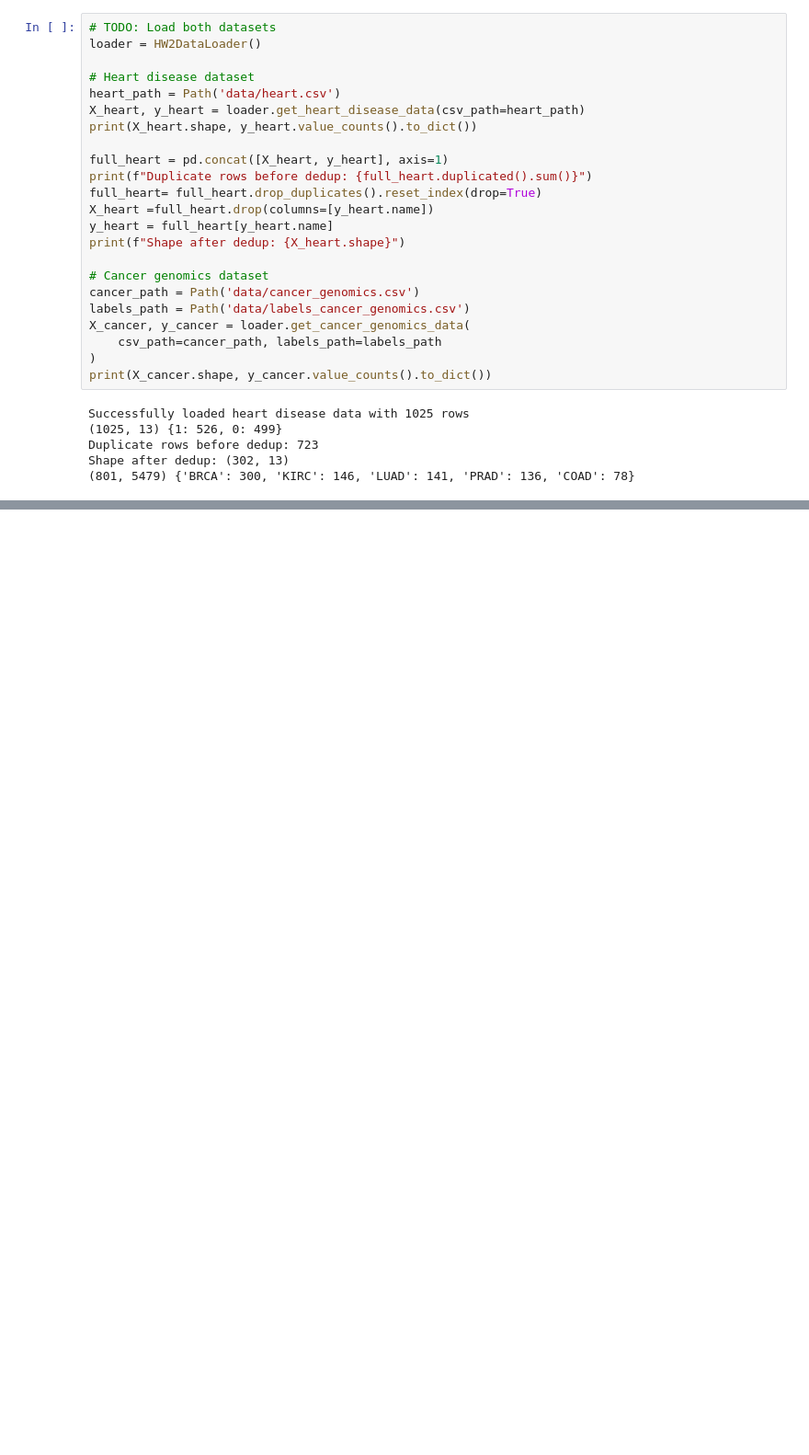
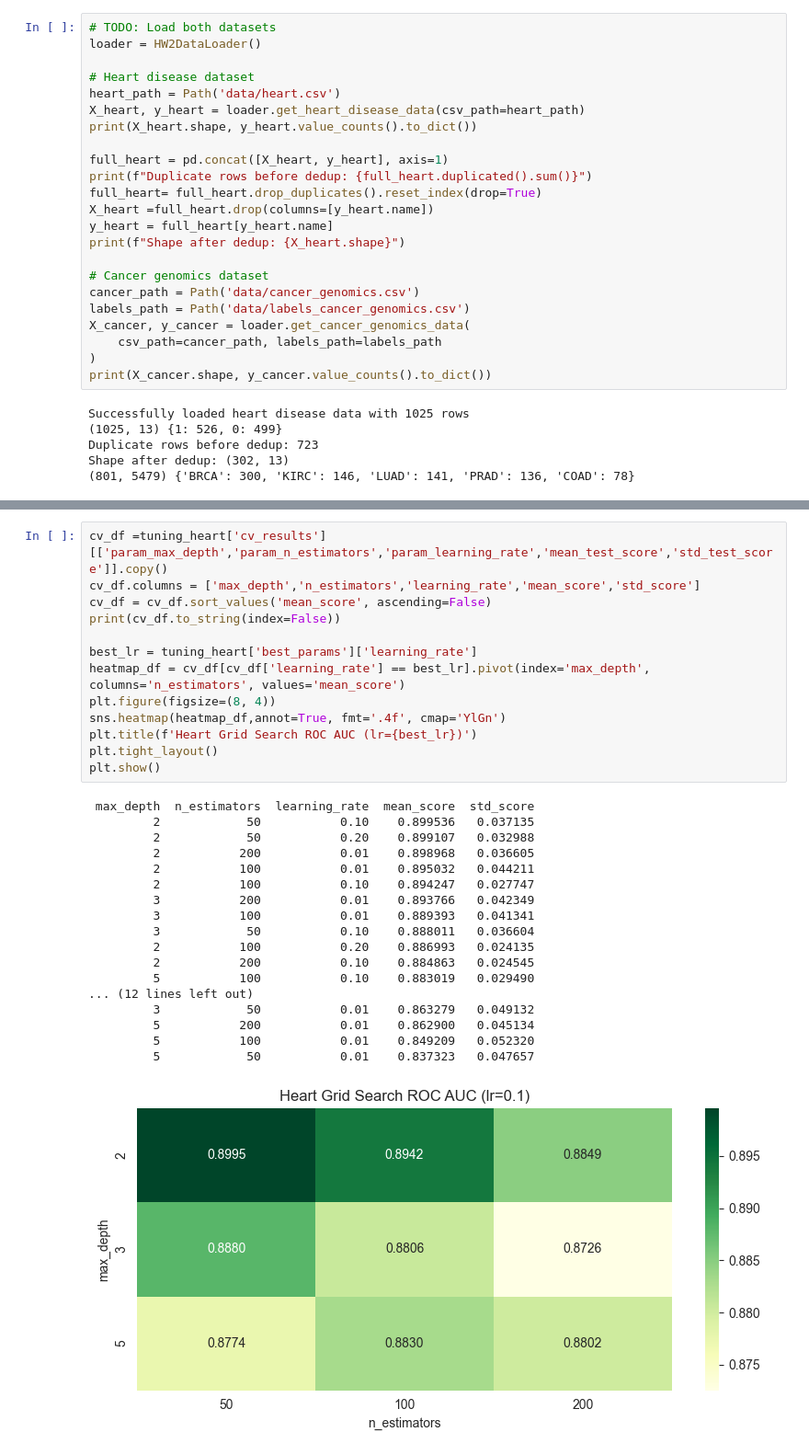
Before and after one commit to csci1851/homework-2-generoussidewalk, a Jupyter notebook: homework2/src/playground.ipynb, the cells around one changed output, grey strips where cells are left out. Shown at 92% size. Cells and saved outputs as stored; diff of their text form; blank space fills up the shorter version.

```diff
--- a/homework2/src/playground.ipynb
+++ b/homework2/src/playground.ipynb
@@ -128,3 +134,35 @@ print("Best ROC AUC:", tuning_heart['best_score'])
+# %%
+cv_df =tuning_heart['cv_results'][['param_max_depth','param_n_estimators','param_learning_rate','mean_test_score','std_test_score']].copy()
+cv_df.columns = ['max_depth','n_estimators','learning_rate','mean_score','std_score']
+cv_df = cv_df.sort_values('mean_score', ascending=False)
+print(cv_df.to_string(index=False))
+
+best_lr = tuning_heart['best_params']['learning_rate']
+heatmap_df = cv_df[cv_df['learning_rate'] == best_lr].pivot(index='max_depth', columns='n_estimators', values='mean_score')
+plt.figure(figsize=(8, 4))
+sns.heatmap(heatmap_df,annot=True, fmt='.4f', cmap='YlGn')
+plt.title(f'Heart Grid Search ROC AUC (lr={best_lr})')
+plt.tight_layout()
+plt.show()
+# %% [output]
+ max_depth  n_estimators  learning_rate  mean_score  std_score
+         2            50           0.10    0.899536   0.037135
+         2            50           0.20    0.899107   0.032988
+         2           200           0.01    0.898968   0.036605
+         2           100           0.01    0.895032   0.044211
+         2           100           0.10    0.894247   0.027747
+         3           200           0.01    0.893766   0.042349
+         3           100           0.01    0.889393   0.041341
+         3            50           0.10    0.888011   0.036604
+         2           100           0.20    0.886993   0.024135
+         2           200           0.10    0.884863   0.024545
+         5           100           0.10    0.883019   0.029490
+... (12 lines left out)
+         3            50           0.01    0.863279   0.049132
+         5           200           0.01    0.862900   0.045134
+         5           100           0.01    0.849209   0.052320
+         5            50           0.01    0.837323   0.047657
+[figure, added]
 # %%
 # Feature importance (heart)
 heart_importance = model_heart.get_feature_importance(plot=True)
```
Also changed, not shown: parts of 14 cells of this notebook.
